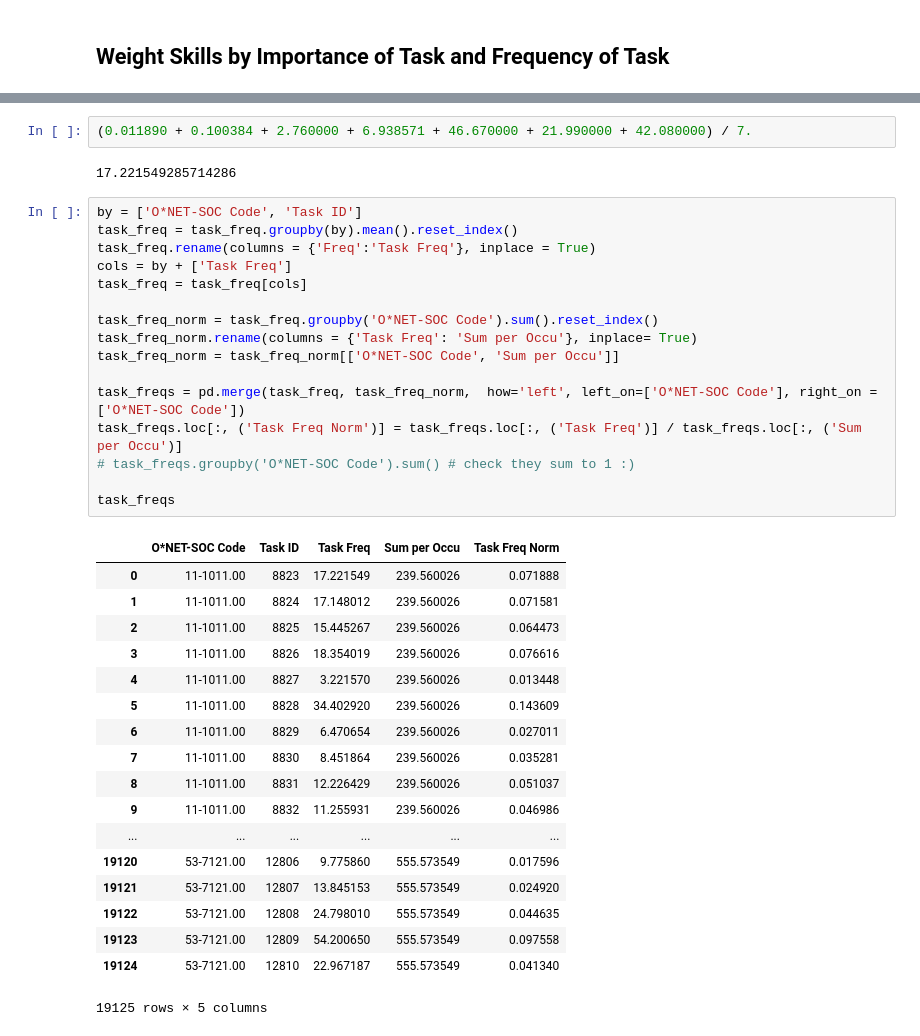
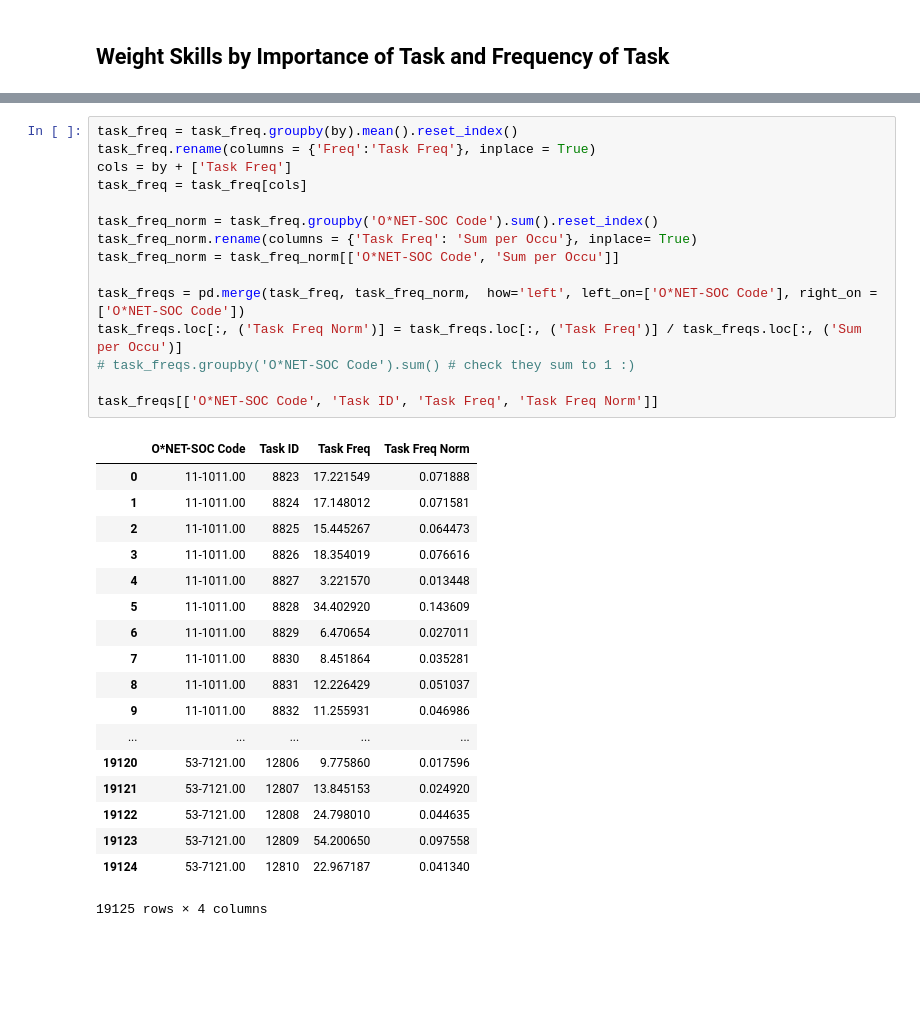
Before and after one commit to PDuckworth/FutureOf, a Jupyter notebook: FutureOfEmployment/skills_ability_vector_per_task.ipynb, the cells around one changed output, grey strips where cells are left out. Cells and saved outputs as stored; diff of their text form; blank space fills up the shorter version.

```diff
--- a/FutureOfEmployment/skills_ability_vector_per_task.ipynb
+++ b/FutureOfEmployment/skills_ability_vector_per_task.ipynb
@@ -197,42 +218,37 @@ task_freq.head()
 | 2 | 11-1011.00 | 8823 | FT | 3 | 11.04 | 79 | 3.44 | 5.82 | ... |
 | 3 | 11-1011.00 | 8823 | FT | 4 | 16.19 | 79 | 4.37 | 9.24 | ... |
 | 4 | 11-1011.00 | 8823 | FT | 5 | 46.67 | 79 | 6.03 | 35.07 | ... |
-# %%
-(0.011890 + 0.100384 + 2.760000 + 6.938571 + 46.670000 + 21.990000 + 42.080000) / 7.
-# %% [output]
-17.221549285714286
 # %%
-by = ['O*NET-SOC Code', 'Task ID']
 task_freq = task_freq.groupby(by).mean().reset_index()
 task_freq.rename(columns = {'Freq':'Task Freq'}, inplace = True)
 cols = by + ['Task Freq']
 task_freq = task_freq[cols]
 
 task_freq_norm = task_freq.groupby('O*NET-SOC Code').sum().reset_index()
 task_freq_norm.rename(columns = {'Task Freq': 'Sum per Occu'}, inplace= True)
 task_freq_norm = task_freq_norm[['O*NET-SOC Code', 'Sum per Occu']]
 
 task_freqs = pd.merge(task_freq, task_freq_norm,  how='left', left_on=['O*NET-SOC Code'], right_on = ['O*NET-SOC Code'])
 task_freqs.loc[:, ('Task Freq Norm')] = task_freqs.loc[:, ('Task Freq')] / task_freqs.loc[:, ('Sum per Occu')]
 # task_freqs.groupby('O*NET-SOC Code').sum() # check they sum to 1 :)
 
-task_freqs
+task_freqs[['O*NET-SOC Code', 'Task ID', 'Task Freq', 'Task Freq Norm']]
 # %% [output]
-|  | O*NET-SOC Code | Task ID | Task Freq | Sum per Occu | Task Freq Norm |
-| 0 | 11-1011.00 | 8823 | 17.221549 | 239.560026 | 0.071888 |
-| 1 | 11-1011.00 | 8824 | 17.148012 | 239.560026 | 0.071581 |
-| 2 | 11-1011.00 | 8825 | 15.445267 | 239.560026 | 0.064473 |
-| 3 | 11-1011.00 | 8826 | 18.354019 | 239.560026 | 0.076616 |
-| 4 | 11-1011.00 | 8827 | 3.221570 | 239.560026 | 0.013448 |
-| 5 | 11-1011.00 | 8828 | 34.402920 | 239.560026 | 0.143609 |
-| 6 | 11-1011.00 | 8829 | 6.470654 | 239.560026 | 0.027011 |
-| 7 | 11-1011.00 | 8830 | 8.451864 | 239.560026 | 0.035281 |
-| 8 | 11-1011.00 | 8831 | 12.226429 | 239.560026 | 0.051037 |
-| 9 | 11-1011.00 | 8832 | 11.255931 | 239.560026 | 0.046986 |
-| ... | ... | ... | ... | ... | ... |
-| 19120 | 53-7121.00 | 12806 | 9.775860 | 555.573549 | 0.017596 |
-| 19121 | 53-7121.00 | 12807 | 13.845153 | 555.573549 | 0.024920 |
-| 19122 | 53-7121.00 | 12808 | 24.798010 | 555.573549 | 0.044635 |
-| 19123 | 53-7121.00 | 12809 | 54.200650 | 555.573549 | 0.097558 |
-| 19124 | 53-7121.00 | 12810 | 22.967187 | 555.573549 | 0.041340 |
+|  | O*NET-SOC Code | Task ID | Task Freq | Task Freq Norm |
+| 0 | 11-1011.00 | 8823 | 17.221549 | 0.071888 |
+| 1 | 11-1011.00 | 8824 | 17.148012 | 0.071581 |
+| 2 | 11-1011.00 | 8825 | 15.445267 | 0.064473 |
+| 3 | 11-1011.00 | 8826 | 18.354019 | 0.076616 |
+| 4 | 11-1011.00 | 8827 | 3.221570 | 0.013448 |
+| 5 | 11-1011.00 | 8828 | 34.402920 | 0.143609 |
+| 6 | 11-1011.00 | 8829 | 6.470654 | 0.027011 |
+| 7 | 11-1011.00 | 8830 | 8.451864 | 0.035281 |
+| 8 | 11-1011.00 | 8831 | 12.226429 | 0.051037 |
+| 9 | 11-1011.00 | 8832 | 11.255931 | 0.046986 |
+| ... | ... | ... | ... | ... |
+| 19120 | 53-7121.00 | 12806 | 9.775860 | 0.017596 |
+| 19121 | 53-7121.00 | 12807 | 13.845153 | 0.024920 |
+| 19122 | 53-7121.00 | 12808 | 24.798010 | 0.044635 |
+| 19123 | 53-7121.00 | 12809 | 54.200650 | 0.097558 |
+| 19124 | 53-7121.00 | 12810 | 22.967187 | 0.041340 |
-19125 rows × 5 columns
+19125 rows × 4 columns
```
Also changed, not shown: parts of 14 cells of this notebook.
